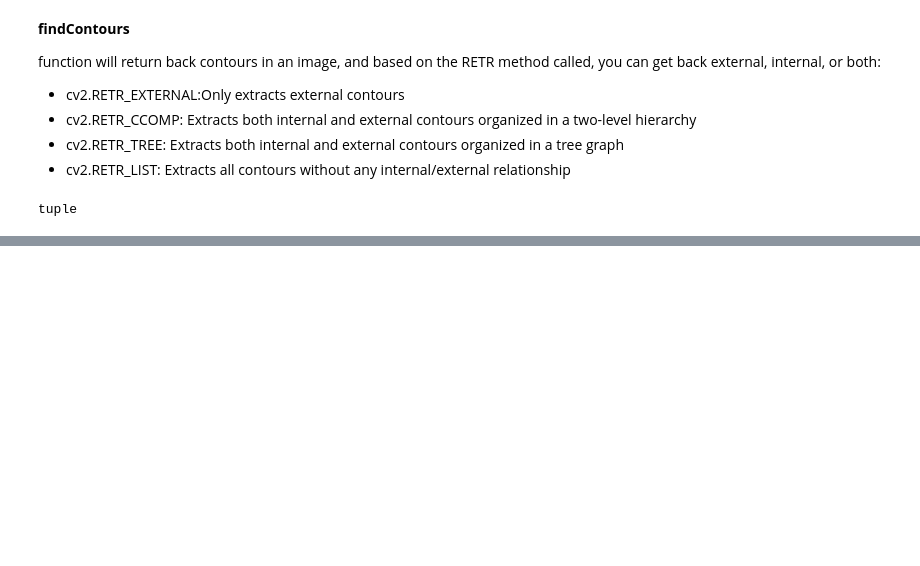
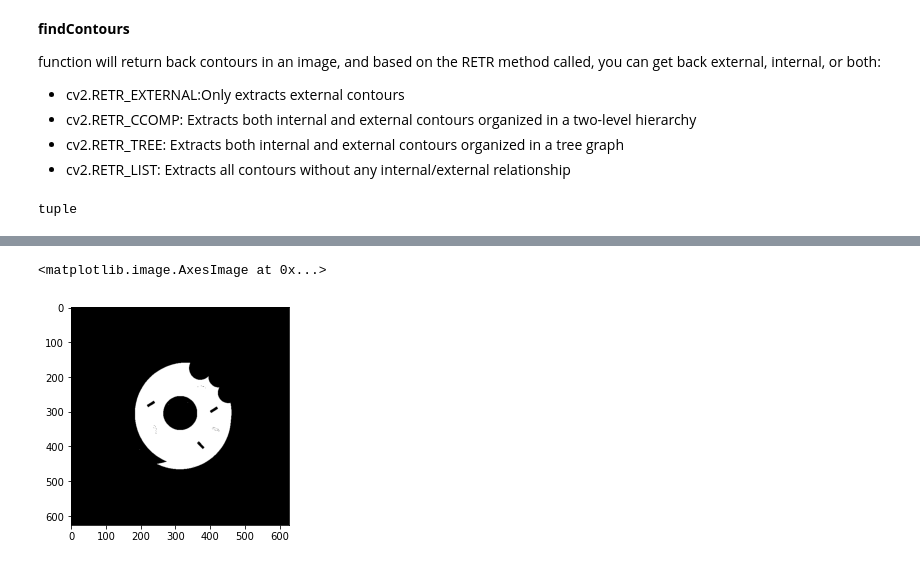
Before and after one commit to bimarshak7/openCV-basics, a Jupyter notebook: objectDetection.ipynb, the cells around one changed output, grey strips where cells are left out. Cells and saved outputs as stored; diff of their text form; code cells hidden in the pictures; blank space fills up the shorter version.

```diff
--- a/objectDetection.ipynb
+++ b/objectDetection.ipynb
@@ -309,0 +316,8 @@ plt.imshow(internal_contours,cmap="gray")
+# %%
+dn = cv2.imread('doughnut.jpg')
+dn_gray = cv2.cvtColor(dn,cv2.COLOR_BGR2GRAY)
+ret, thresh = cv2.threshold(dn_gray, 190, 205, cv2.THRESH_BINARY_INV)
+plt.imshow(thresh,cmap="gray")
+# %% [output]
+<matplotlib.image.AxesImage at 0x...>
+[figure, added]
```
Also changed, not shown: parts of 31 cells of this notebook.
